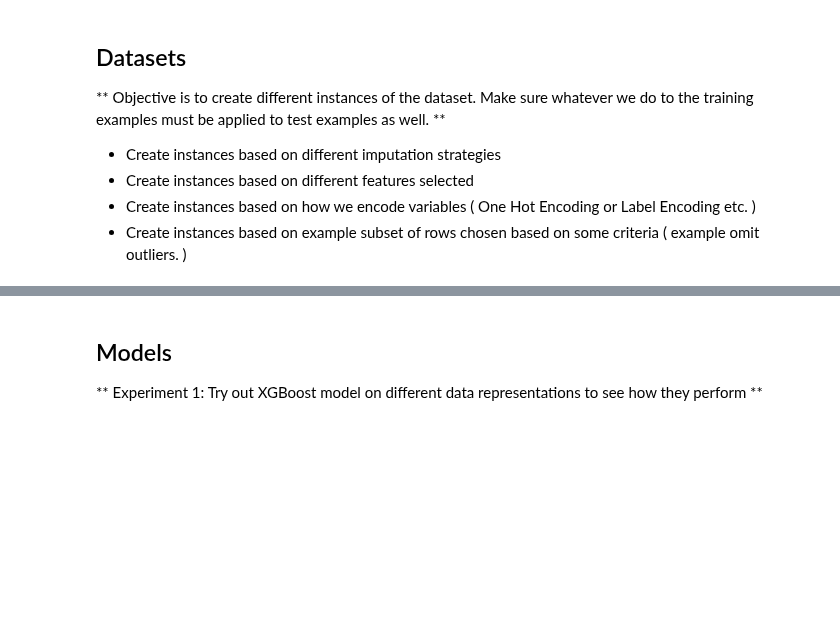
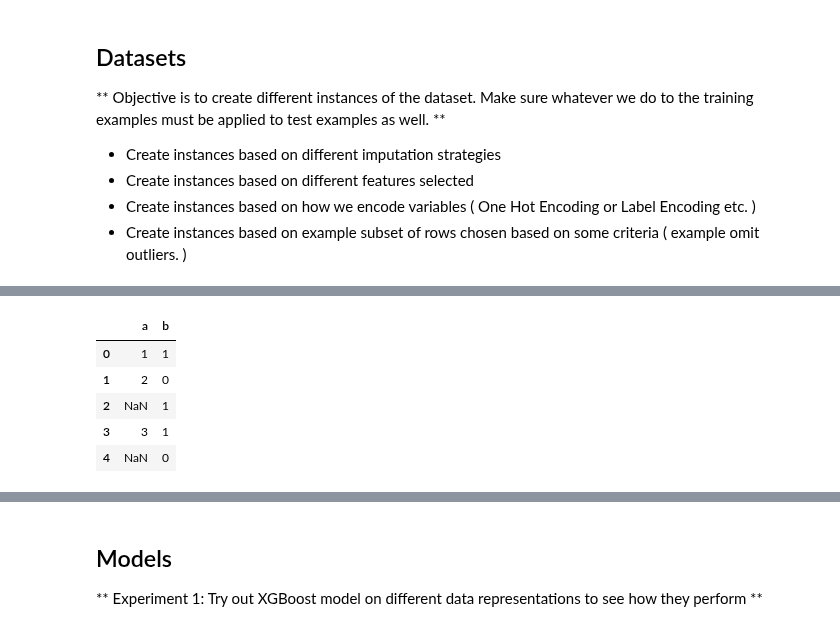
Before and after one commit to numb3r33/Applied-Data-Analysis, a Jupyter notebook: Give-Me-Credit/notebooks/Give-Me-Credit-Exploratory-Data-Analysis.ipynb, the cells around one changed output, grey strips where cells are left out. Drawn from its saved outputs; the diff is of its cells as text; code cells hidden in the pictures; blank space fills up the shorter version.

```diff
--- a/Give-Me-Credit/notebooks/Give-Me-Credit-Exploratory-Data-Analysis.ipynb
+++ b/Give-Me-Credit/notebooks/Give-Me-Credit-Exploratory-Data-Analysis.ipynb
@@ -518,0 +541,9 @@ datasets = dataset.get_df_by_imputation()
+# %%
+df = pd.DataFrame({'a': [1, 2, np.nan, 3, np.nan], 'b': [1, 0, 1, 1, 0]}); df
+# %% [output]
+|  | a | b |
+| 0 | 1 | 1 |
+| 1 | 2 | 0 |
+| 2 | NaN | 1 |
+| 3 | 3 | 1 |
+| 4 | NaN | 0 |
```
Also changed, not shown: parts of 11 cells of this notebook.
